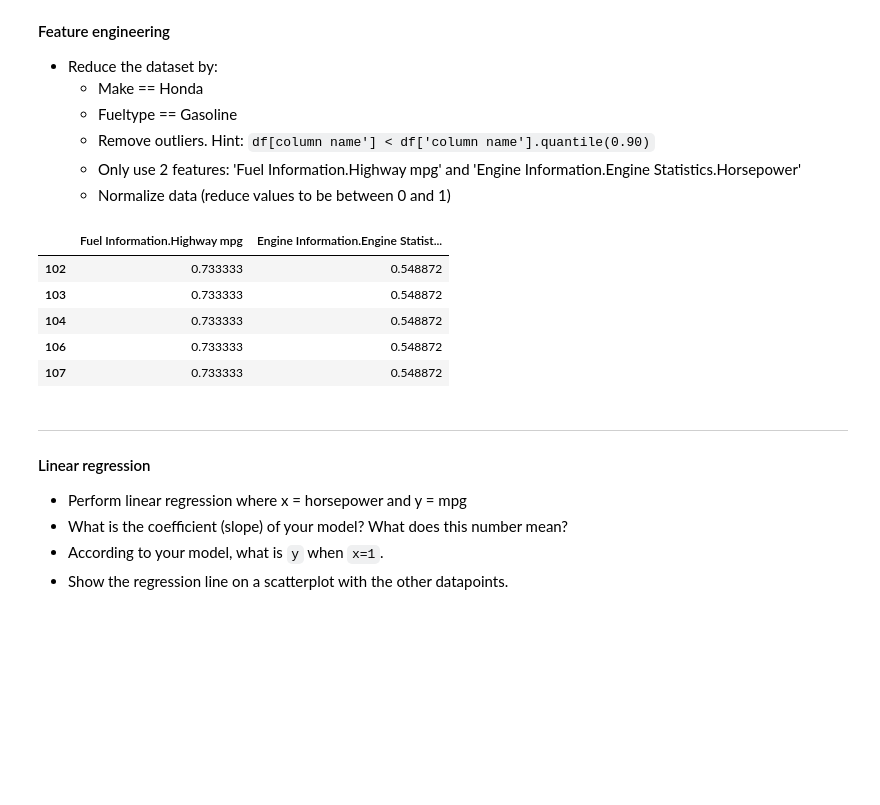
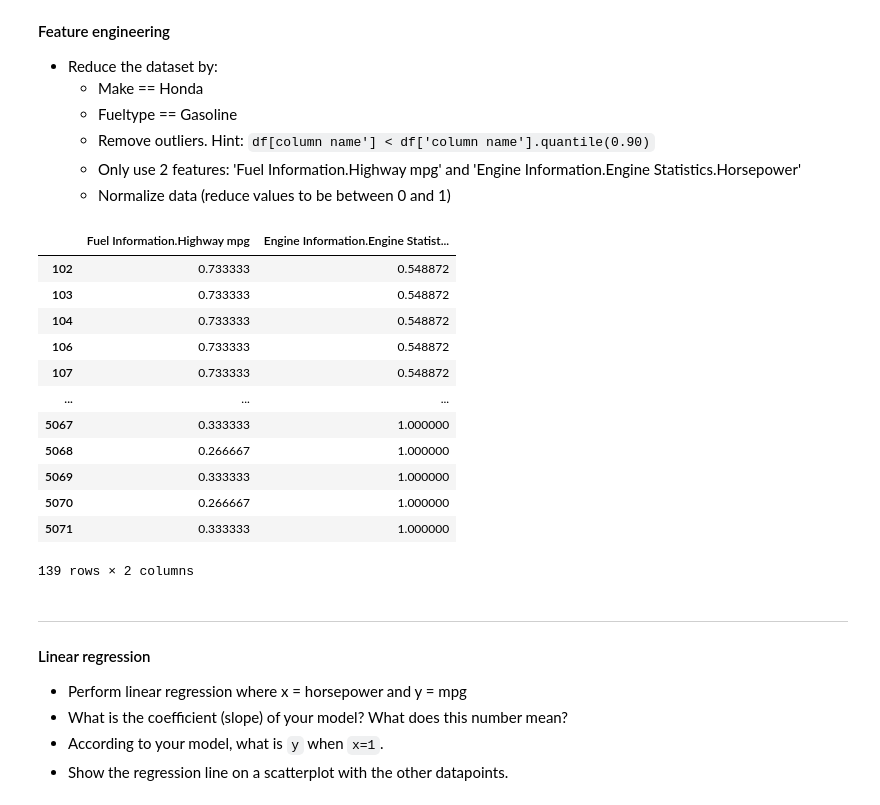
Before and after one commit to CPHB-JKSS/python_handin, a Jupyter notebook: Week_9.ipynb, the cells around one changed output. Cells and saved outputs as stored; diff of their text form; code cells hidden in the pictures; blank space fills up the shorter version.

```diff
--- a/Week_9.ipynb
+++ b/Week_9.ipynb
@@ -88,33 +100,40 @@ ___
 # %%
 #Reducing to Honda & Gasoline
 df1 = df.loc[(df['Identification.Make'] == 'Honda') & (df['Fuel Information.Fuel Type'] == 'Gasoline')]
 
 #Removing outliers
 df2 = df1.loc[(df1['Engine Information.Engine Statistics.Horsepower'] < df1['Engine Information.Engine Statistics.Horsepower'].quantile(0.90)) &
 (df1['Fuel Information.Highway mpg'] < df1['Fuel Information.Highway mpg'].quantile(0.90))]
 
 #Reducing dataset to two features
 df3 = df2[['Fuel Information.Highway mpg', 'Engine Information.Engine Statistics.Horsepower']]
 
 
 #Normalizing our data
 ##Using sklearning.preprocessing
 scaler = preprocessing.MinMaxScaler()
 d = scaler.fit_transform(df3)
 scaled_df = pd.DataFrame(d, columns=df3.columns)
 
 ##Mathematical expression
 df4=( (df3-df3.min()) / (df3.max() - df3.min()) )
 
 scaled_df.head()
-df4.head()
+df4
 # %% [output]
 |  | Fuel Information.Highway mpg | Engine Information.Engine Statist... |
 | 102 | 0.733333 | 0.548872 |
 | 103 | 0.733333 | 0.548872 |
 | 104 | 0.733333 | 0.548872 |
 | 106 | 0.733333 | 0.548872 |
 | 107 | 0.733333 | 0.548872 |
+| ... | ... | ... |
+| 5067 | 0.333333 | 1.000000 |
+| 5068 | 0.266667 | 1.000000 |
+| 5069 | 0.333333 | 1.000000 |
+| 5070 | 0.266667 | 1.000000 |
+| 5071 | 0.333333 | 1.000000 |
+139 rows × 2 columns
 # %% [markdown]
 ___
 #### Linear regression
```
Also changed, not shown: parts of 2 cells of this notebook, 1 other file.
